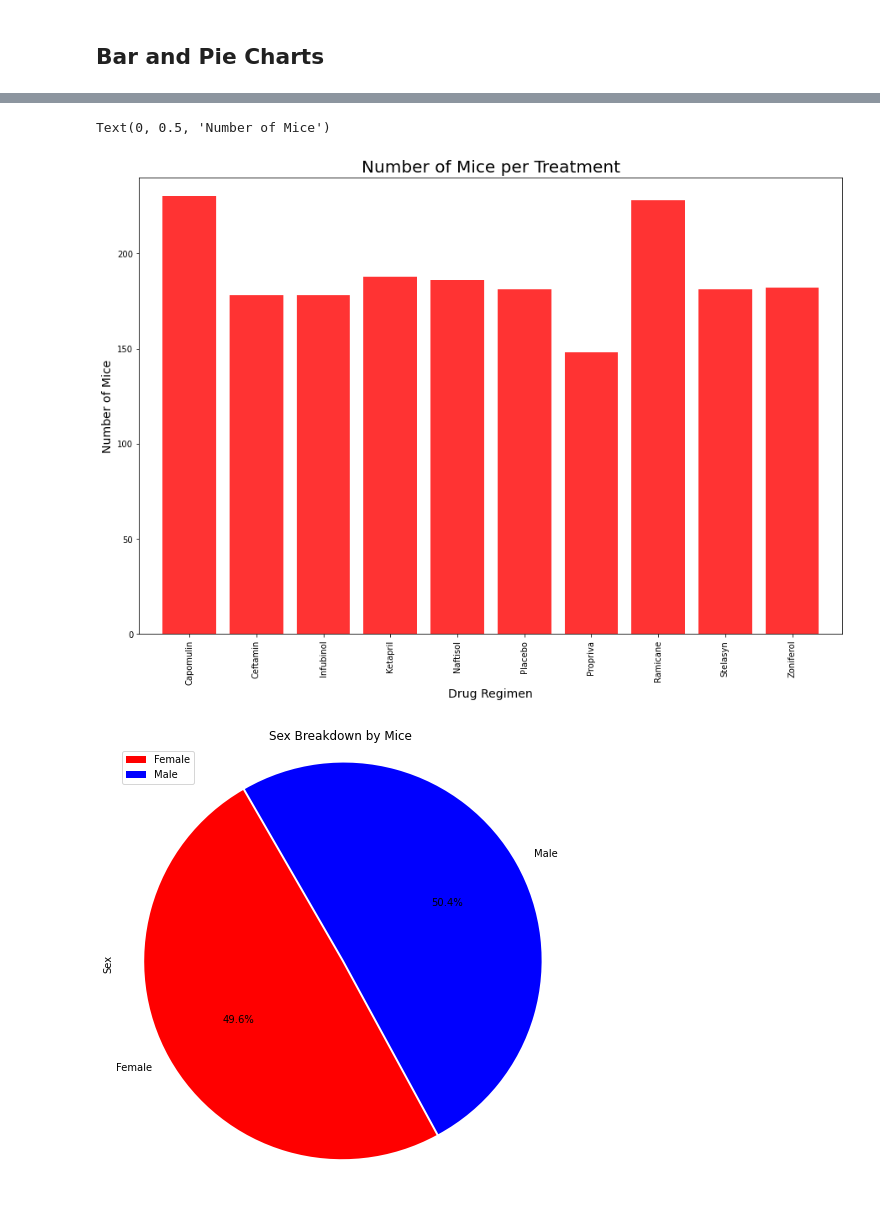
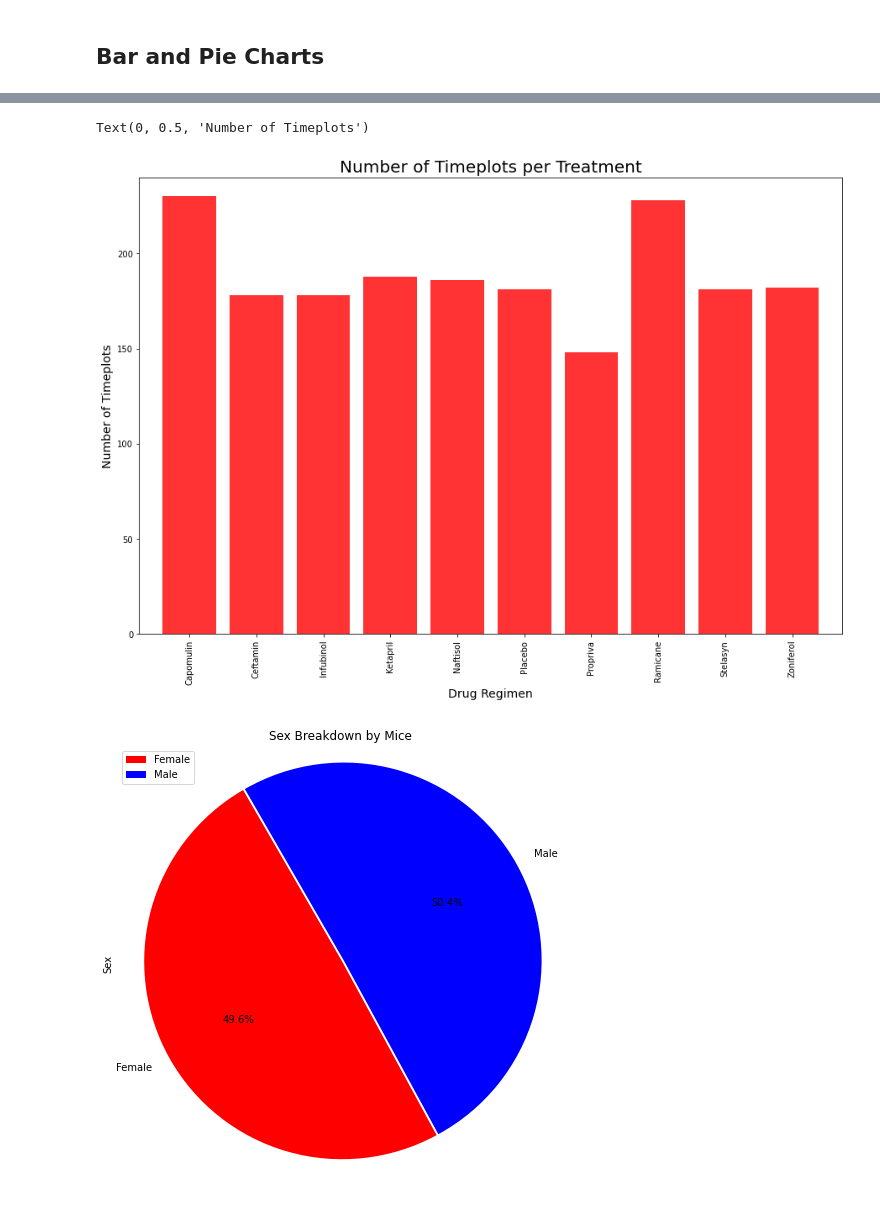
Before and after one commit to jabrunin001/Matplotlib-challenge, a Jupyter notebook: Pymaceuticals/pymaceuticals_starter.ipynb, the cells around one changed output, grey strips where cells are left out. Saved outputs shown, nothing was run; the diff lists cells and outputs as text; code cells hidden in the pictures.

```diff
--- a/Pymaceuticals/pymaceuticals_starter.ipynb
+++ b/Pymaceuticals/pymaceuticals_starter.ipynb
@@ -119,12 +119,12 @@ summary_stats_table_2
 ## Bar and Pie Charts
 # %%
 # Generate a bar plot showing the total number of timepoints for all mice tested for each drug regimen using Pandas.
-count_mice_treat = working_df.groupby(["Drug Regimen"]).count()["Mouse ID"]
+count_mice_treat = working_df.groupby(["Drug Regimen"]).count()["Timepoint"]
 
 visual_pandas = count_mice_treat.plot.bar(figsize=(8,8), color='r', fontsize = 10)
 plt.xlabel("Drug Regimen")
-plt.ylabel("# of Mice")
-plt.title("# of Mice per Treatment")
+plt.ylabel("# of Timeplot")
+plt.title("# of Timeplot per Treatment")
 plt.show()
 plt.tight_layout()
 # %% [output]
@@ -133,28 +133,28 @@ plt.tight_layout()
 # %%
 # Generate a bar plot showing the total number of timepoints for all mice tested for each drug regimen using pyplot.
 
 
 # create an array that contains number of mice for regimen
-mice_list =(working_df.groupby(["Drug Regimen"])["Mouse ID"].count()).tolist()
+mice_list =(working_df.groupby(["Drug Regimen"])["Timepoint"].count()).tolist()
 
 x_axis = np.arange(len(count_mice_treat))
 fig1, ax1 = plt.subplots(figsize=(15, 10))
 plt.bar(x_axis, mice_list, color='r', alpha=0.8, align='center')
 
 tick_locations = [value for value in x_axis]
 
 plt.xticks(tick_locations, ['Capomulin', 'Ceftamin', 'Infubinol', 'Ketapril', 'Naftisol', 'Placebo', 'Propriva', 'Ramicane', 'Stelasyn', 'Zoniferol'],  rotation='vertical')
 
 plt.xlim(-0.75, len(x_axis)-0.25)
 
 plt.ylim(0, max(mice_list)+10)
 
-plt.title("Number of Mice per Treatment",fontsize = 20)
+plt.title("Number of Timeplots per Treatment",fontsize = 20)
 plt.xlabel("Drug Regimen",fontsize = 14)
-plt.ylabel("Number of Mice",fontsize = 14)
+plt.ylabel("Number of Timeplots",fontsize = 14)
 # %% [output]
-Text(0, 0.5, 'Number of Mice')
+Text(0, 0.5, 'Number of Timeplots')
-[figure, old version]
+[figure, new version]
 # %%
 # Generate a pie plot showing the distribution of female versus male mice using Pandas
 
```
Also changed, not shown: parts of 1 cell of this notebook.
